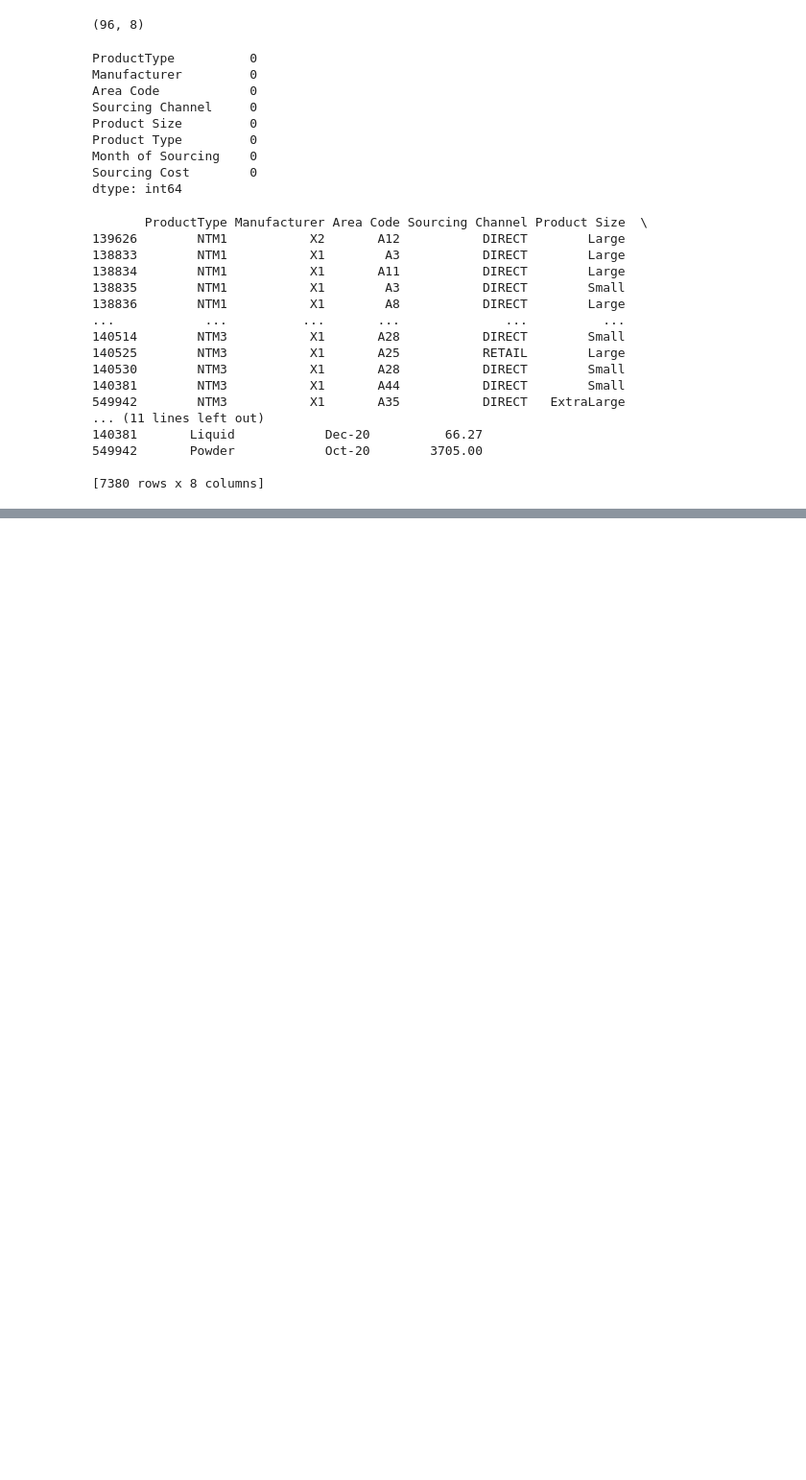
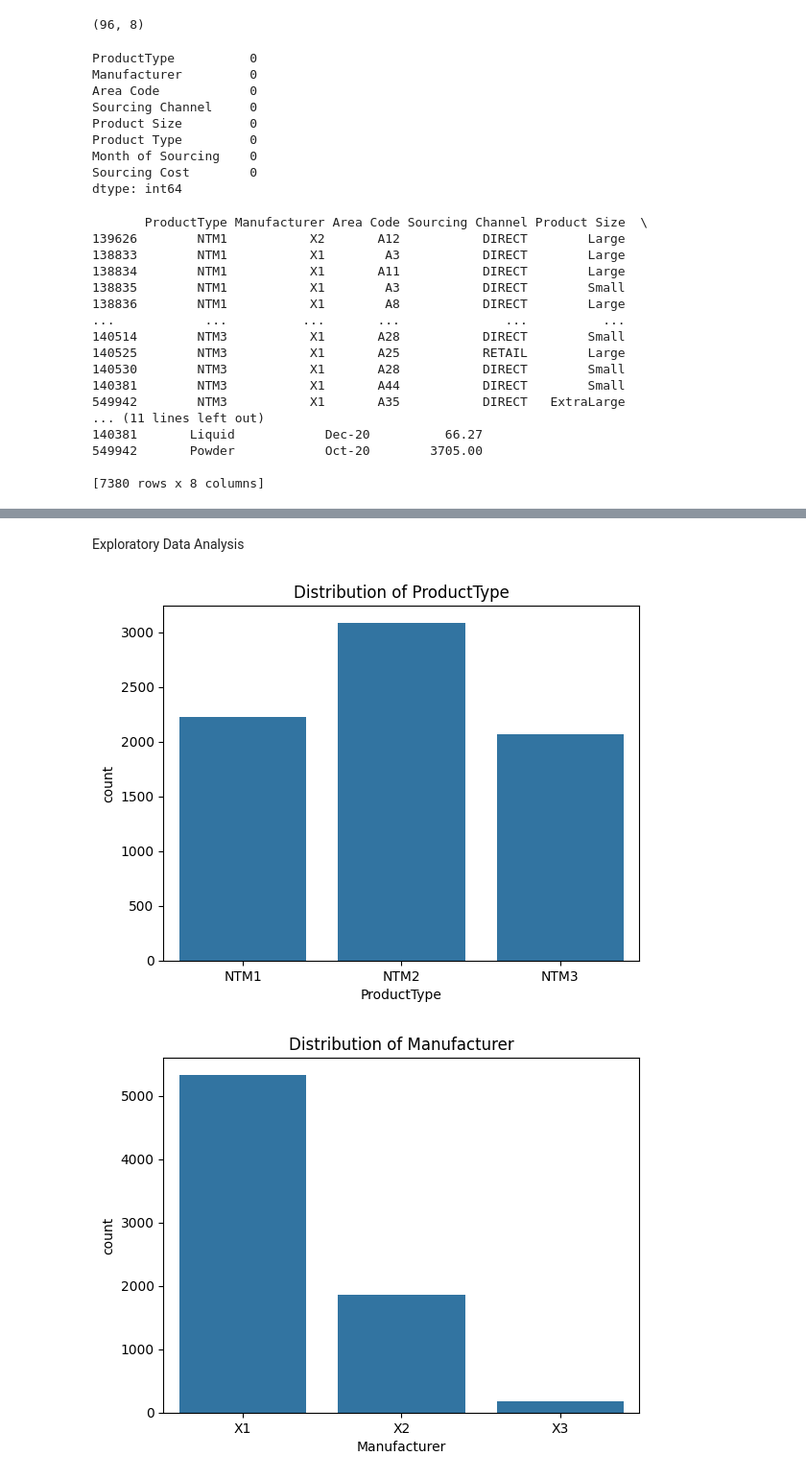
Before and after one commit to Varsha534/A.P.-Moller-Maersk-Coding-Challenge, a Jupyter notebook: G.S.Varsha_AIML_Assessment.ipynb, the cells around one changed output, grey strips where cells are left out. Shown: that part at 96% size. Cells and saved outputs as stored; diff of their text form; code cells hidden in the pictures; blank space fills up the shorter version.

Commit message:
Converted the data into categorical data and Visualized the features using bar plots and box plot.

```diff
--- a/G.S.Varsha_AIML_Assessment.ipynb
+++ b/G.S.Varsha_AIML_Assessment.ipynb
@@ -110,0 +125,4 @@ print(train_data)
+# %%
+categorical_cols = ['ProductType', 'Manufacturer', 'Area Code', 'Sourcing Channel', 'Product Size', 'Product Type', 'Month of Sourcing']
+for col in categorical_cols:
+    train_data[col] = train_data[col].astype('category')
@@ -110,0 +161,6 @@ print(train_data)
+# %%
+for col in categorical_cols:
+    print(f"\nUnique values in '{col}':")
+    print(train_data[col].unique())
+    print(f"\nValue counts for '{col}':")
+    print(train_data[col].value_counts())
@@ -110,0 +185,12 @@ print(train_data)
+# %% [markdown]
+Exploratory Data Analysis
+# %%
+## Visualizing Features
+for col in categorical_cols:
+    plt.figure()
+    sns.countplot(data=train_data, x=col)
+    plt.title(f"Distribution of {col}")
+    plt.show()
+# %% [output]
+[figure, added]
+[figure, added]
```
Also changed, not shown: parts of 10 cells of this notebook.
